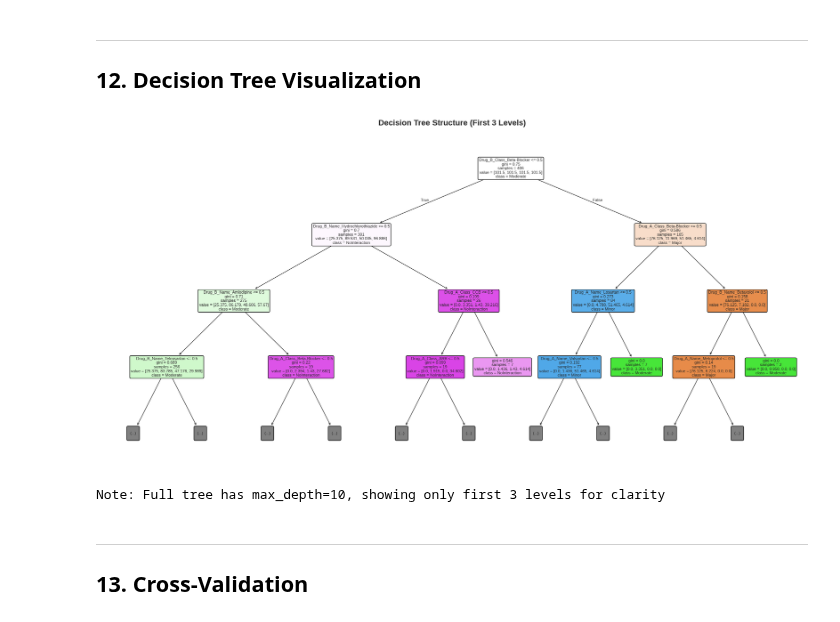
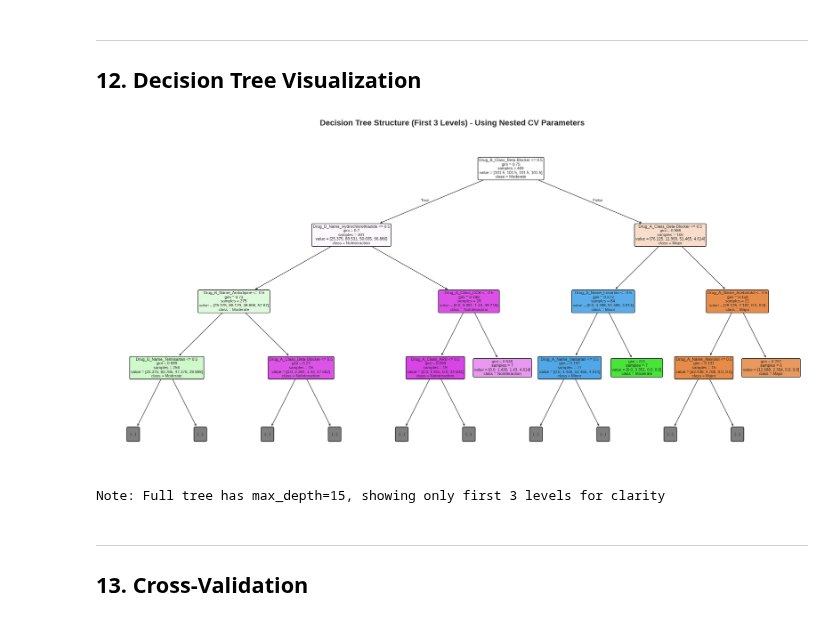
Before and after one commit to JohnnyRobs19/FYP-Hypertension-DDI-Detection, a Jupyter notebook: Decision_Tree_DDI_Analysis_and_Training_DrugBank_Only.ipynb, the cells around one changed output. Saved outputs shown, nothing was run; the diff lists cells and outputs as text; code cells hidden in the pictures.

Commit message:
Improved Decision Tree Performance

```diff
--- a/Decision_Tree_DDI_Analysis_and_Training_DrugBank_Only.ipynb
+++ b/Decision_Tree_DDI_Analysis_and_Training_DrugBank_Only.ipynb
@@ -655,10 +683,33 @@ print("✅ Visualizations moved to cross-validation section (Cell 36)")
 ---
 ## 11. Feature Importance Analysis
 # %%
+# Extract feature importance from nested CV model
+print("="*80)
+print("FEATURE IMPORTANCE ANALYSIS")
+print("="*80)
+print()
+print("Training final model with nested CV best parameters...")
+
+# Get best params from nested CV
+from collections import Counter
+final_best_params = {}
+for param_name in param_grid.keys():
+    param_values = [params[param_name] for params in best_params_per_fold]
+    final_best_params[param_name] = Counter(param_values).most_common(1)[0][0]
+
+# Train final model with nested CV params
+final_model_for_importance = DecisionTreeClassifier(**final_best_params, random_state=42)
+final_model_for_importance.fit(X, y)
+
+print("✓ Model trained with nested CV parameters:")
+for param, value in final_best_params.items():
+    print(f"    {param}: {value}")
+print()
+
 # Extract feature importance
 feature_importance = pd.DataFrame({
     'Feature': X.columns,
-    'Importance': dt_model.feature_importances_
+    'Importance': final_model_for_importance.feature_importances_
 }).sort_values('Importance', ascending=False)
 
 # Top 15 features
@@ -753,23 +804,24 @@ Features needed for 90% cumulative importance: 12/66
 # %%
 # Visualize the decision tree (first few levels only)
 fig, ax = plt.subplots(figsize=(20, 10))
-plot_tree(dt_model,
+plot_tree(final_model_for_importance,  # Uses nested CV model from Cell 31
           max_depth=3,  # Show only first 3 levels for readability
           feature_names=X.columns,
           class_names=target_classes,
           filled=True,
           rounded=True,
           fontsize=8,
           ax=ax)
 
-plt.title('Decision Tree Structure (First 3 Levels)', fontsize=16, fontweight='bold', pad=20)
+plt.title('Decision Tree Structure (First 3 Levels) - Using Nested CV Parameters',
+          fontsize=16, fontweight='bold', pad=20)
 plt.tight_layout()
 plt.show()
 
-print("Note: Full tree has max_depth=10, showing only first 3 levels for clarity")
+print(f"Note: Full tree has max_depth={final_best_params['max_depth']}, showing only first 3 levels for clarity")
 # %% [output]
-[figure, old version]
+[figure, new version]
-Note: Full tree has max_depth=10, showing only first 3 levels for clarity
+Note: Full tree has max_depth=15, showing only first 3 levels for clarity
 # %% [markdown]
 ---
 ## 13. Cross-Validation
```
Also changed, not shown: parts of 10 cells of this notebook.
